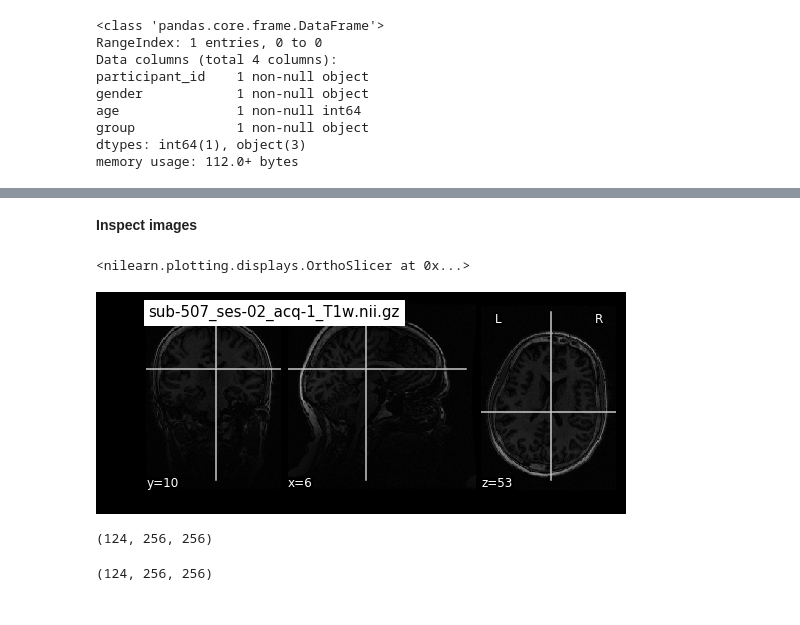
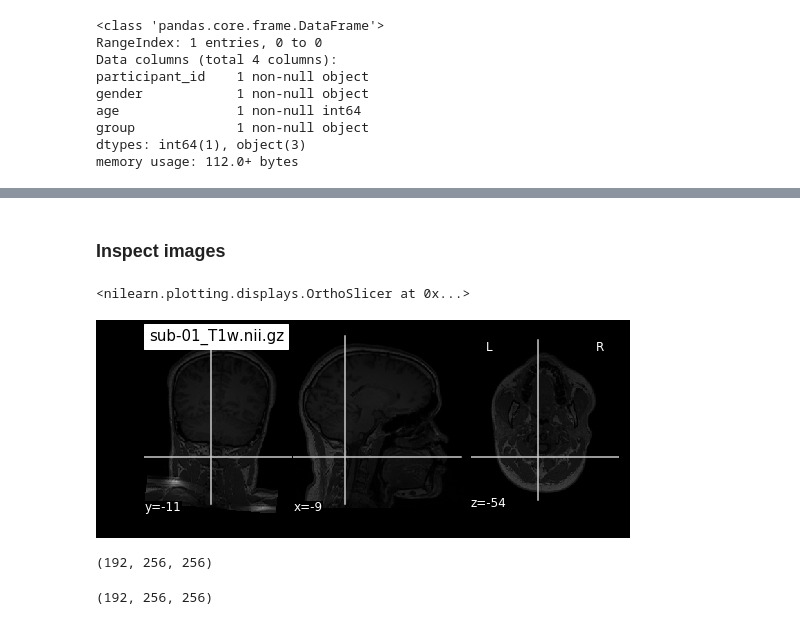
Before and after one commit to computational-medicine/BMED360, a Jupyter notebook: notebooks/1.2-mri-dcm2niix.ipynb, the cells around one changed output, grey strips where cells are left out. Cells and saved outputs as stored; diff of their text form; code cells hidden in the pictures.

Commit message:
making BIDS campatible data directory sub-01 with anat, dwi, func

```diff
--- a/notebooks/1.2-mri-dcm2niix.ipynb
+++ b/notebooks/1.2-mri-dcm2niix.ipynb
@@ -220,8 +369,7 @@ http://reproducibility.stanford.edu/bids-tutorial-series-part-1a/
 BIDS validator: http://bids-standard.github.io/bids-validator
 # %%
 # BIDSHOME = '/mnt/c/Users/arvid/prj/BrainGut/my_bids'
-BIDSHOME = 'C:/Users/arvid/prj/Aging/bids'
-myBIDSHOME = 'C:/Users/arvid/prj/Aging/my_bids'
+BIDSHOME = '../data/mri/mybids'
 # %%
 cmd = 'ls -al %s' % (BIDSHOME)
 process = os.popen(cmd)
@@ -732,2 +470,2 @@ C:\USERS\ARVID\PRJ\AGING\MY_BIDS
 # %% [markdown]
-**Inspect images**
+### Inspect images
@@ -741,20 +479,24 @@ func_fn3 = myBIDSHOME+'/sub-507/ses-03/func/sub-507_ses-03_task-rest_bold.nii.gz
+# %%
+anat_fn = BIDSHOME+'/sub-01/anat/sub-01_T1w.nii.gz'
+func_fn = BIDSHOME+'/sub-01/func/sub-01_task-rest_bold.nii.gz'
+dwi_fn = BIDSHOME+'/sub-01/dwi/sub-01_dwi.nii.gz'
 # %%
 # inspect the resulting NIFTI file using plotting from nilearn
-plotting.plot_anat(anat_fn2, title="sub-507_ses-02_acq-1_T1w.nii.gz")
+plotting.plot_anat(anat_fn, title="sub-01_T1w.nii.gz")
 # %% [output]
 <nilearn.plotting.displays.OrthoSlicer at 0x...>
-[figure, old version]
+[figure, new version]
 # %%
-print(image.load_img(anat_fn2).shape)
+print(image.load_img(anat_fn).shape)
 # %% [output]
-(124, 256, 256)
+(192, 256, 256)
 # %%
 # using nibabel
-img = nib.load(anat_fn2)
+img = nib.load(anat_fn)
 data = img.get_data()
 print(data.shape)
 # %% [output]
-(124, 256, 256)
+(192, 256, 256)
 # %%
 # check the dimensions of each voxel
 print(img.header.get_zooms()[:3])
```
Also changed, not shown: parts of 74 cells of this notebook, 11 other files.
